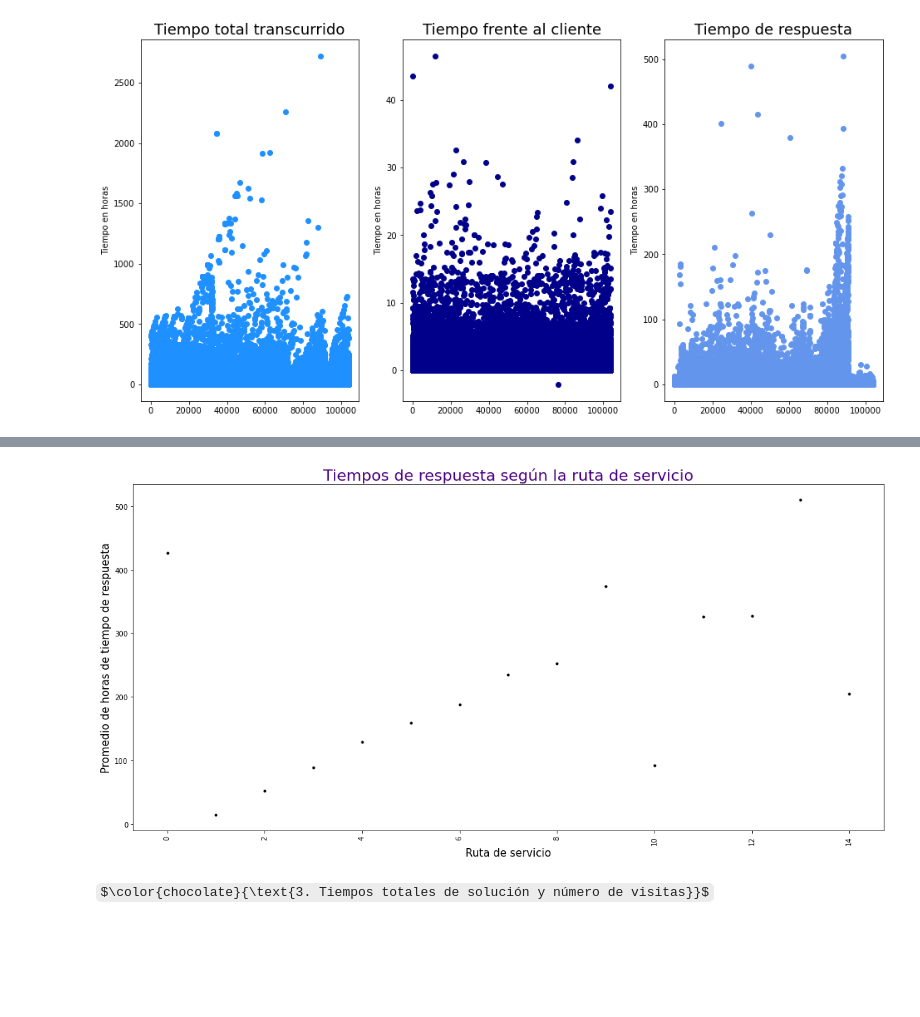
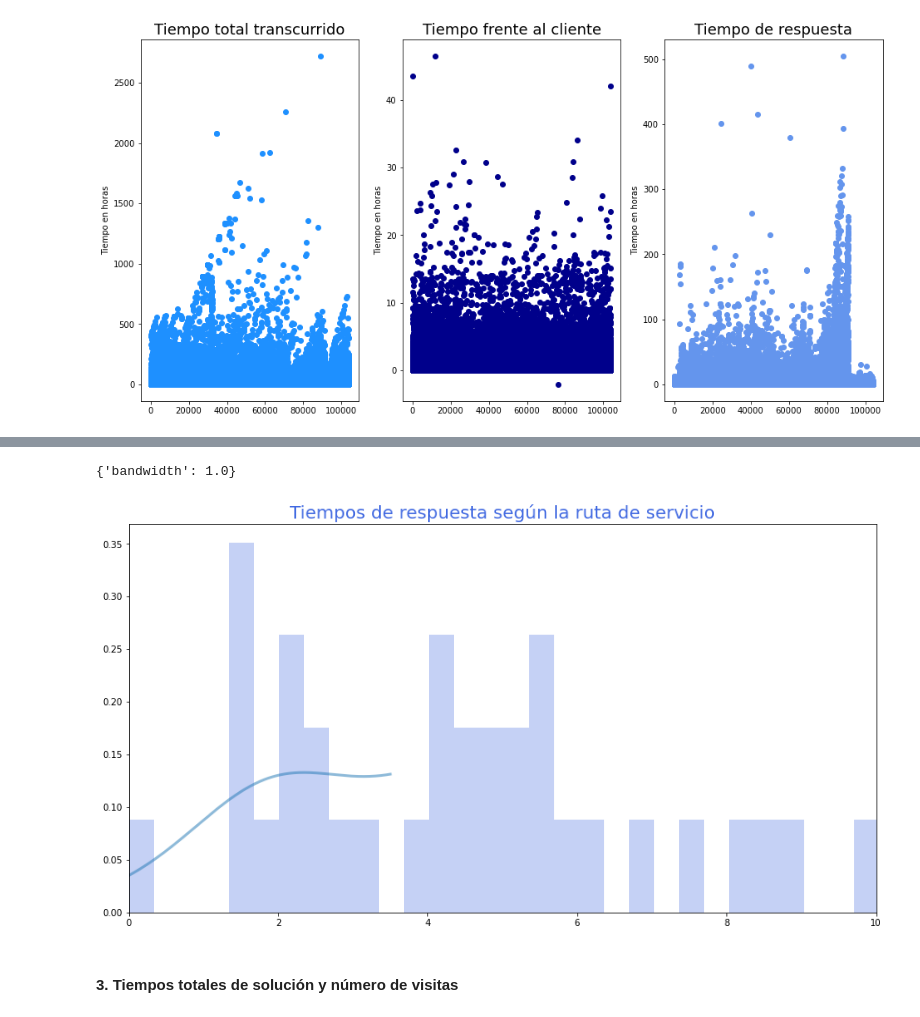
Before and after one commit to danielabenavides/proyecto_modulo1, a Jupyter notebook: ProyectoModulo1_Benavides_Rivera.ipynb, the cells around one changed output, grey strips where cells are left out. Cells and saved outputs as stored; diff of their text form; code cells hidden in the pictures; some formulas as TeX source; blank space fills up the shorter version.

```diff
--- a/ProyectoModulo1_Benavides_Rivera.ipynb
+++ b/ProyectoModulo1_Benavides_Rivera.ipynb
@@ -258,18 +294,27 @@ $\color{indigo}{\text{2. Tiempos de tiempo de respuesta y ruta de servicio}}$
 # %%
 RS = data.groupby(['Ruta']).mean()
 prom_TR = RS['T. respuesta']
-# %%
-plt.figure(figsize=(19,9))
-plt.plot(prom_TR,'k.')
-plt.ylabel('Promedio de horas de tiempo de respuesta',size=15)
-plt.xlabel('Ruta de servicio',size=15)
-plt.xticks(rotation=90)
-plt.title('Tiempos de respuesta según la ruta de servicio',size=22,color='indigo')
-plt.show()
-# %% [output]
-[figure, removed]
+# %%
+x_grid2= np.linspace(-4.5, 3.5, 1000)
+grid2= GridSearchCV(KernelDensity(),
+                    {'bandwidth': np.linspace(0.1, 1.0, 30)},
+                    cv=20) # 20-fold cross-validation
+grid2.fit(prom_TR[:,None])
+print(grid2.best_params_)
+
+kde2 = grid2.best_estimator_
+pdf2 = np.exp(kde2.score_samples(x_grid2[:, None]))
+
+fig, ax = plt.subplots(figsize=(15, 8))
+ax.plot(x_grid2, pdf2, linewidth=3, alpha=0.5, label='bw=%.2f' % kde2.bandwidth)
+ax.hist(prom_TR,30, fc='royalblue', histtype='stepfilled', alpha=0.3, density=True)
+ax.set_title('Tiempos de respuesta según la ruta de servicio',size=20,color='royalblue')
+ax.set_xlim(0, 10);
+# %% [output]
+{'bandwidth': 1.0}
+[figure, added]
 # %% [markdown]
-$\color{chocolate}{\text{3. Tiempos totales de solución y número de visitas}}$
+#### 3. Tiempos totales de solución y número de visitas
 # %%
 NV = data.groupby(['No. visitas']).mean()
 prom_TT = NV['T. transcurrido total']
```
Also changed, not shown: parts of 25 cells of this notebook.
